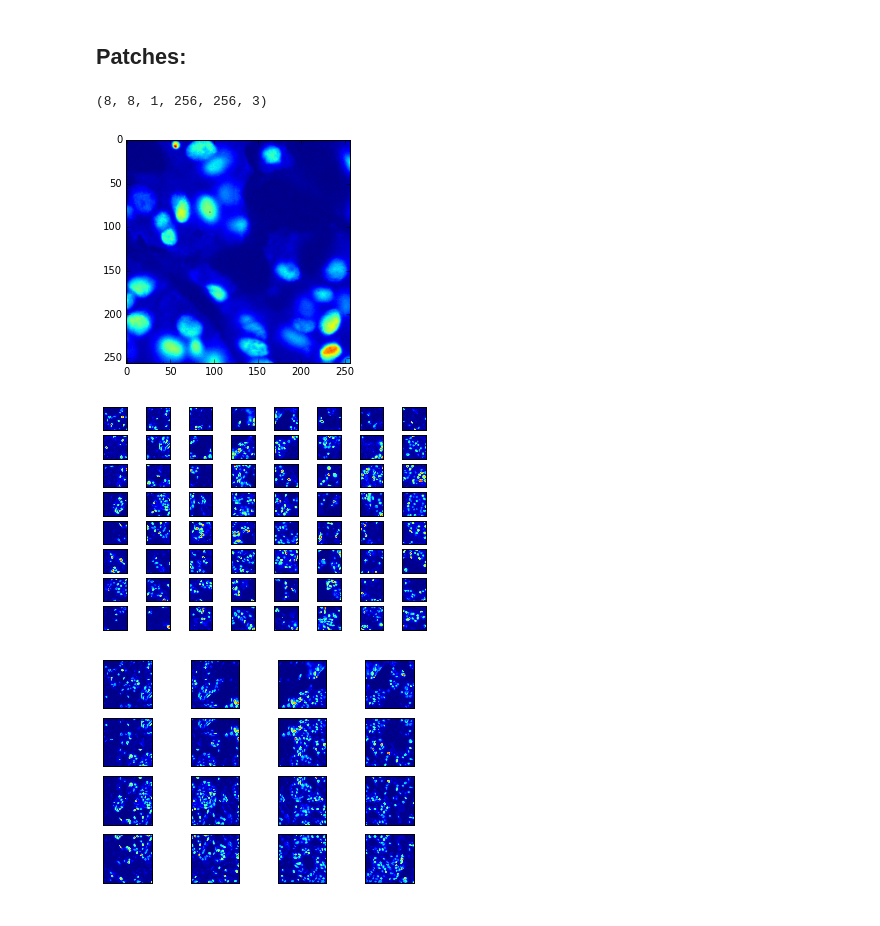
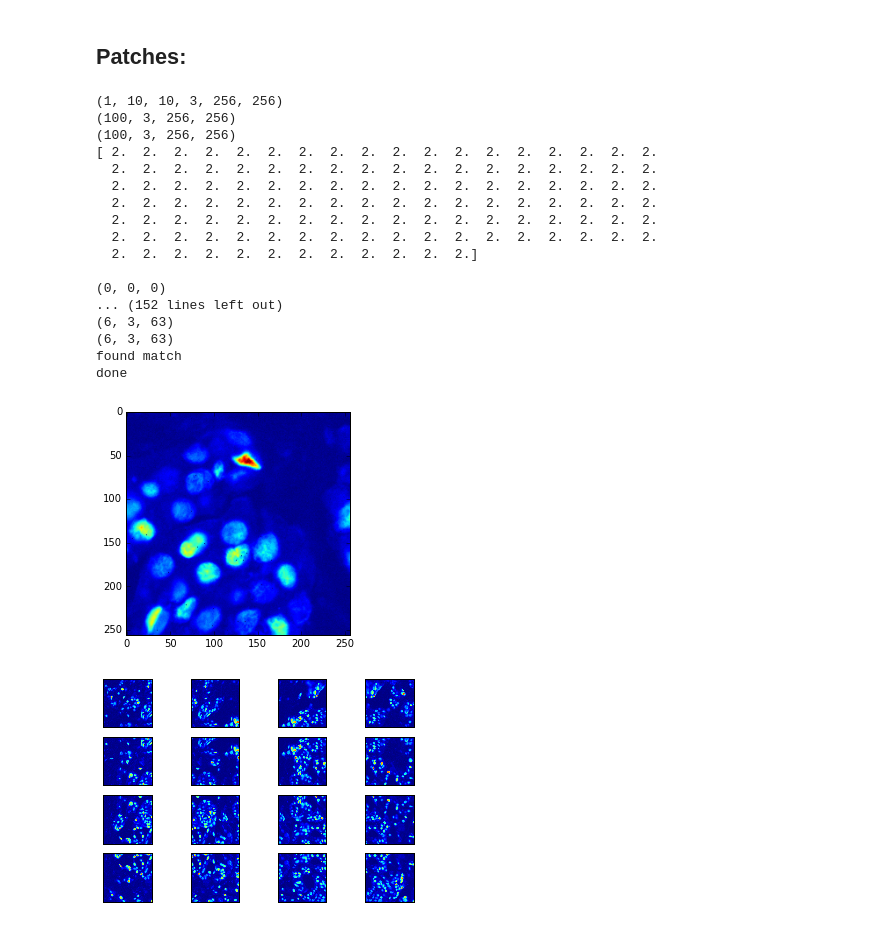
Before and after one commit to alexandonian/lightning, a Jupyter notebook: Basic-Usage.ipynb, the cells around one changed output. Cells and saved outputs as stored; diff of their text form; code cells hidden in the pictures.

```diff
--- a/Basic-Usage.ipynb
+++ b/Basic-Usage.ipynb
@@ -84,19 +152,63 @@ shape: (3, 2048, 2048)
 [figure]
 # %% [markdown]
 ## Patches:
-# %%
-imcontroller.patchify()
-print imcontroller.patches.shape
-plt.imshow(imcontroller.patches[4,4,0,:,:, 0])
-plt.show()
-# Note: the error below is due to the fact that I am swapping the axes of the image for a quick fix:
-# %% [output]
-(8, 8, 1, 256, 256, 3)
-[figure, removed]
+# %%
+patch_shape = (3, 256, 256)
+imcontroller.patchify(patch_shape=patch_shape, overlap=64)
+print imcontroller.patches.shape
+
+
+patches = imcontroller.patches[0].reshape((-1,) + patch_shape)
+print patches.shape
+print np.stack(patches, axis=0).shape
+class_num = 2
+labels = np.ones(60) * int(class_num)
+labels2 = np.ones(60) * int(class_num)
+l = [labels, labels2]
+print np.hstack(l)
+print
+
+plt.imshow(imcontroller.patches[0,1,0,0,:, :])
+# plt.show()
+
+plt.imshow(patches[8, 0,:, :])
+# plt.show()
+
+for k in xrange(64):
+    for i in xrange(8):
+        for j in xrange(8):
+            a = sum(sum(patches[k,0,:, :] == imcontroller.patches[0,i,j,0,:, :]))
+            if a > 60000:
+                print (i, j, k)
+                print'(%d, %d, %d)' % ((k / imcontroller.patches.shape[1]), (k % imcontroller.patches.shape[2]), k)
+                print 'found match'
+print 'done'
+p1 = patches
+p2 = patches
+p3 = patches
+p = [p1, p2, p3]
+# %% [output]
+(1, 10, 10, 3, 256, 256)
+(100, 3, 256, 256)
+(100, 3, 256, 256)
+[ 2.  2.  2.  2.  2.  2.  2.  2.  2.  2.  2.  2.  2.  2.  2.  2.  2.  2.
+  2.  2.  2.  2.  2.  2.  2.  2.  2.  2.  2.  2.  2.  2.  2.  2.  2.  2.
+  2.  2.  2.  2.  2.  2.  2.  2.  2.  2.  2.  2.  2.  2.  2.  2.  2.  2.
+  2.  2.  2.  2.  2.  2.  2.  2.  2.  2.  2.  2.  2.  2.  2.  2.  2.  2.
+  2.  2.  2.  2.  2.  2.  2.  2.  2.  2.  2.  2.  2.  2.  2.  2.  2.  2.
+  2.  2.  2.  2.  2.  2.  2.  2.  2.  2.  2.  2.  2.  2.  2.  2.  2.  2.
+  2.  2.  2.  2.  2.  2.  2.  2.  2.  2.  2.  2.]
+
+(0, 0, 0)
+... (152 lines left out)
+(6, 3, 63)
+(6, 3, 63)
+found match
+done
+[figure, added]
 # %%
-flash.show_subset_patches(imcontroller.patches, (8,8), 0)
+
+# flash.show_subset_patches(imcontroller.patches, (8,8), 0)
-# %% [output]
-[figure, removed]
 # %%
 imcontroller.patchify(patch_shape=(512, 512, 3),overlap=200)
 flash.show_subset_patches(imcontroller.patches, (4,4), 0)
```
Also changed, not shown: parts of 2 cells of this notebook, 5 other files.
